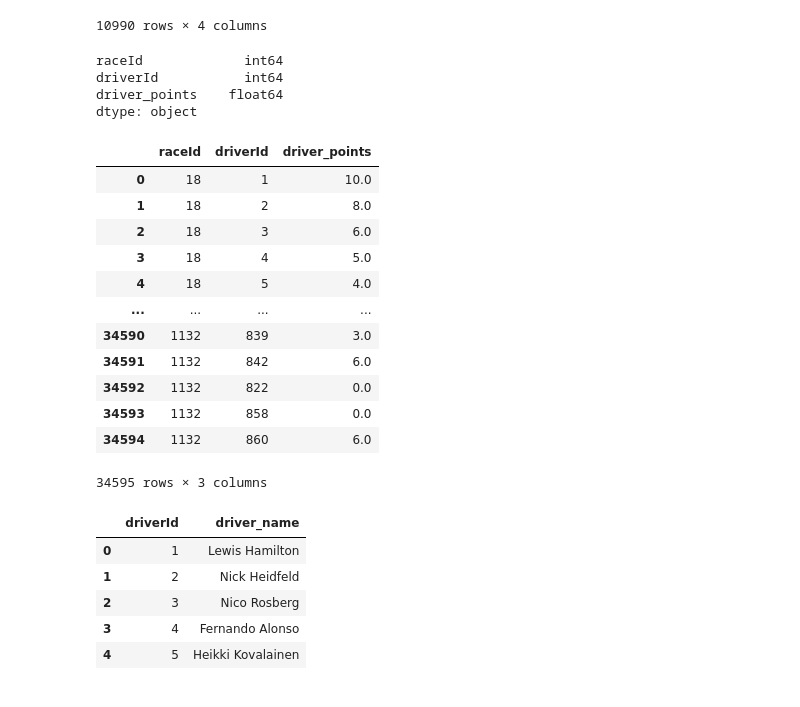
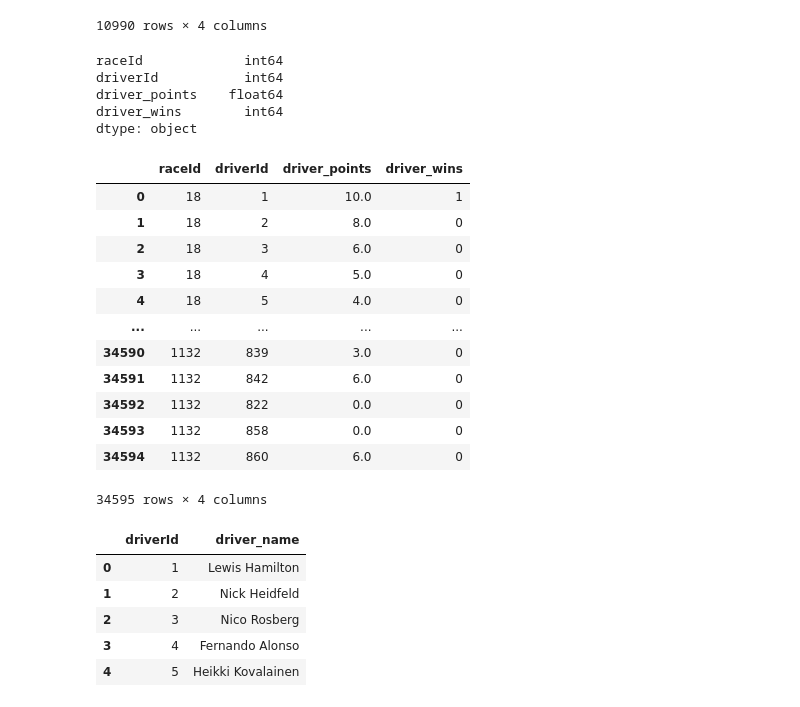
Before and after one commit to jennydang61/Driver-Performance-Prediction, a Jupyter notebook: formula1.ipynb, the cells around one changed output. Cells and saved outputs as stored; diff of their text form; code cells hidden in the pictures.

```diff
--- a/formula1.ipynb
+++ b/formula1.ipynb
@@ -144,29 +145,30 @@ dtype: object
 | 10989 | 1132 | 832 | 3 | 28706 |
 10990 rows × 4 columns
 # %%
-driver_standings_df.drop(['position','positionText', 'wins', 'driverStandingsId'], axis=1, inplace=True)
-driver_standings_df.rename(columns={'points': 'driver_points'}, inplace=True)
+driver_standings_df.drop(['position','positionText','driverStandingsId'], axis=1, inplace=True)
+driver_standings_df.rename(columns={'points': 'driver_points', 'wins': 'driver_wins'}, inplace=True)
 
 print(driver_standings_df.dtypes)
 display(driver_standings_df)
 # %% [output]
 raceId             int64
 driverId           int64
 driver_points    float64
+driver_wins        int64
 dtype: object
-|  | raceId | driverId | driver_points |
-| 0 | 18 | 1 | 10.0 |
-| 1 | 18 | 2 | 8.0 |
-| 2 | 18 | 3 | 6.0 |
-| 3 | 18 | 4 | 5.0 |
-| 4 | 18 | 5 | 4.0 |
-| ... | ... | ... | ... |
-| 34590 | 1132 | 839 | 3.0 |
-| 34591 | 1132 | 842 | 6.0 |
-| 34592 | 1132 | 822 | 0.0 |
-| 34593 | 1132 | 858 | 0.0 |
-| 34594 | 1132 | 860 | 6.0 |
+|  | raceId | driverId | driver_points | driver_wins |
+| 0 | 18 | 1 | 10.0 | 1 |
+| 1 | 18 | 2 | 8.0 | 0 |
+| 2 | 18 | 3 | 6.0 | 0 |
+| 3 | 18 | 4 | 5.0 | 0 |
+| 4 | 18 | 5 | 4.0 | 0 |
+| ... | ... | ... | ... | ... |
+| 34590 | 1132 | 839 | 3.0 | 0 |
+| 34591 | 1132 | 842 | 6.0 | 0 |
+| 34592 | 1132 | 822 | 0.0 | 0 |
+| 34593 | 1132 | 858 | 0.0 | 0 |
+| 34594 | 1132 | 860 | 6.0 | 0 |
-34595 rows × 3 columns
+34595 rows × 4 columns
 # %%
 driver_df['driver_name'] = driver_df['forename'] + ' ' + driver_df['surname']
 driver_df.drop(['driverRef','number', 'code', 'dob', 'nationality', 'url', 'forename', 'surname'], axis=1, inplace=True)
```
Also changed, not shown: parts of 16 cells of this notebook, 1 other file.
